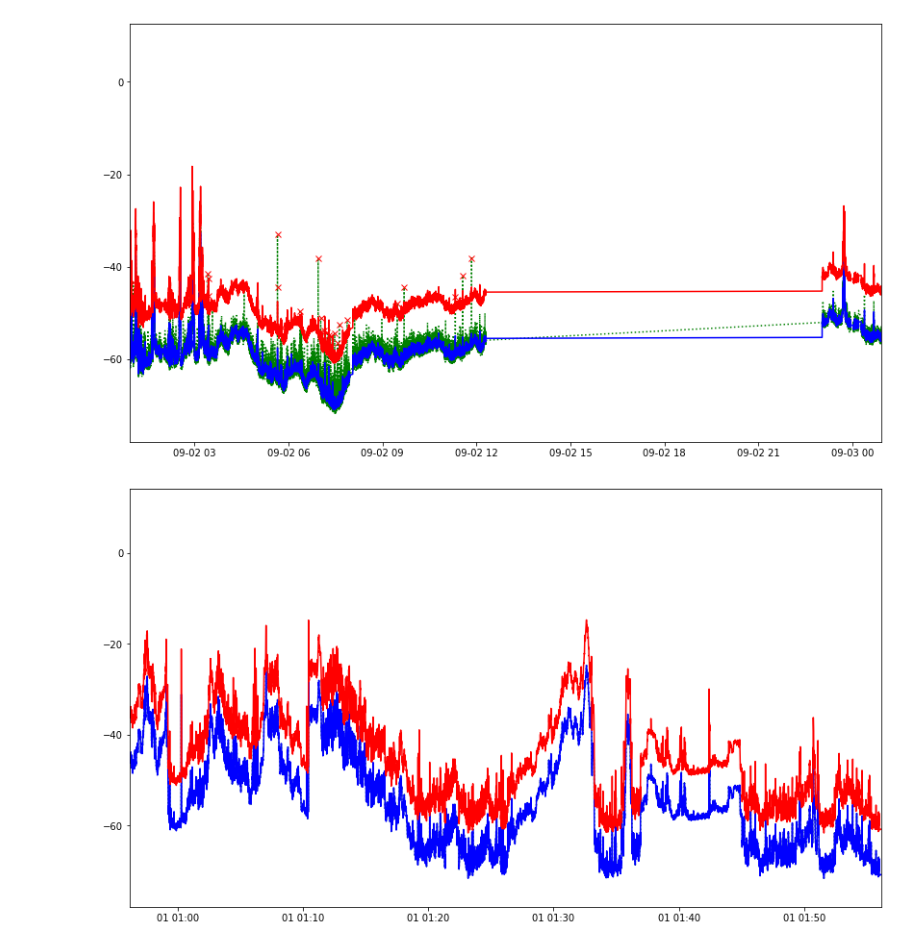
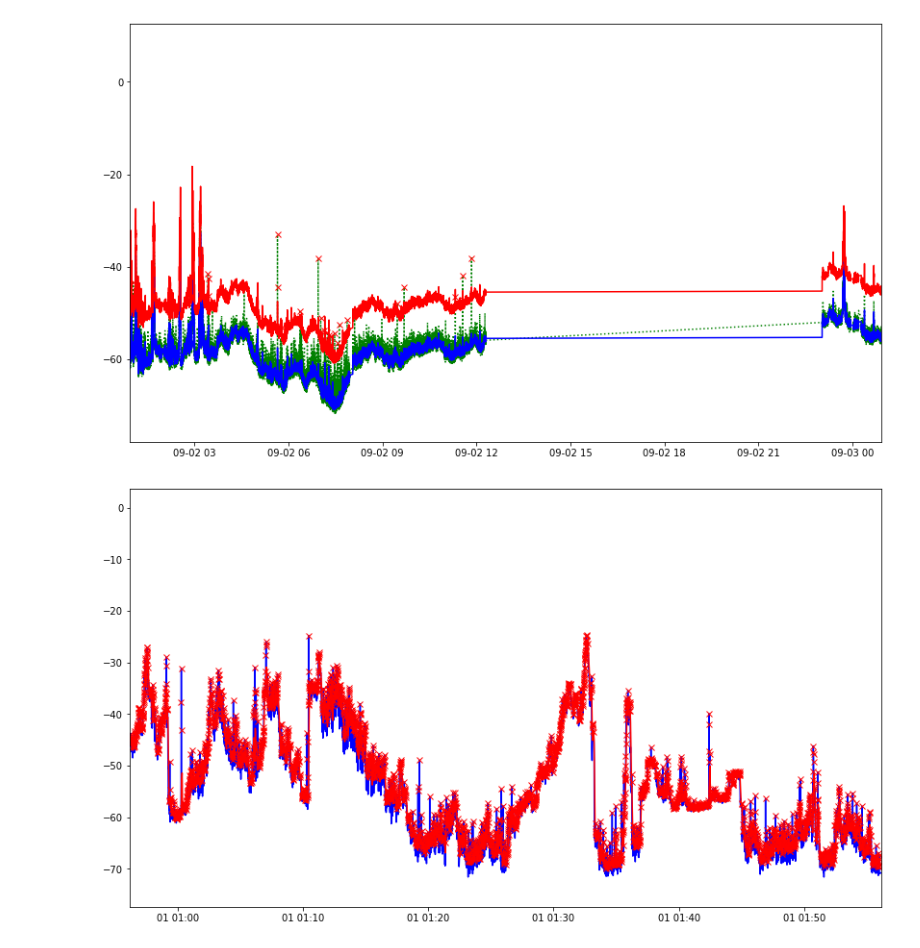
Before and after one commit to georgeamccarthy/acoustic-data-science-cambay, a Jupyter notebook: notebooks/08-GM-find_suitable_background_window.ipynb, the cells around one changed output. Cells and saved outputs as stored; diff of their text form; code cells hidden in the pictures.

```diff
--- a/notebooks/08-GM-find_suitable_background_window.ipynb
+++ b/notebooks/08-GM-find_suitable_background_window.ipynb
@@ -50,22 +56,22 @@ plt.show()
 # %%
 def plot_show_transient_events_relative_to_background(df, starttime_rel_to_df, duration):
     '''
     starttime_rel_to_df is start time relative to the start of the dataframe (pass as time delta)
     '''
     starttime = df['timestamp'].min() + starttime_rel_to_df
     endtime = starttime + duration
 
     plt.figure(figsize=(14,8))
     plt.plot(df['timestamp'], df['broadband_spl'], '-', color='b', label='broadband_spl')
-    plt.plot(df['timestamp'], df['background_spl'], '-', color='r')
-    transient_mask = df['broadband_spl'] > (df['broadband_spl']+10)
+    plt.plot(df['timestamp'], df['background_spl'], '-', color='r', label='broadband_spl')
+    transient_mask = df['broadband_spl'] > df['background_spl']
     plt.plot(df['timestamp'][transient_mask], df['broadband_spl'][transient_mask], 'rx')
     plt.xlim(starttime, endtime)
 
     plt.show()
 
 starttime = datetime.timedelta()
 duration = datetime.timedelta(hours=1)
 plot_show_transient_events_relative_to_background(df, starttime, duration)
 # %% [output]
-[figure, old version]
+[figure, new version]
```
Also changed, not shown: parts of 1 cell of this notebook, 18 other files.
